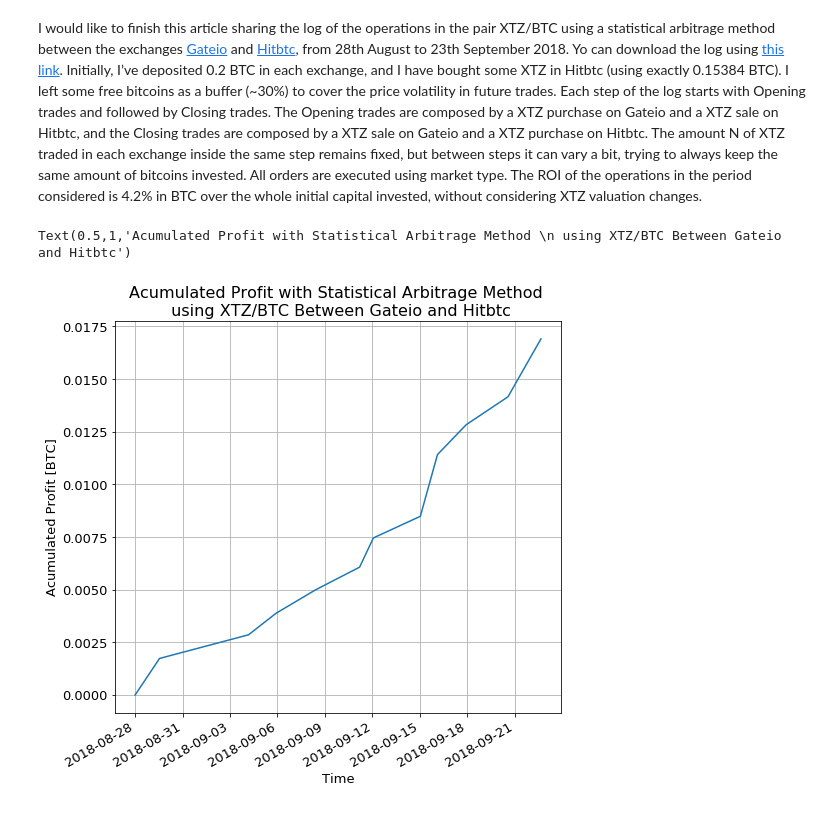
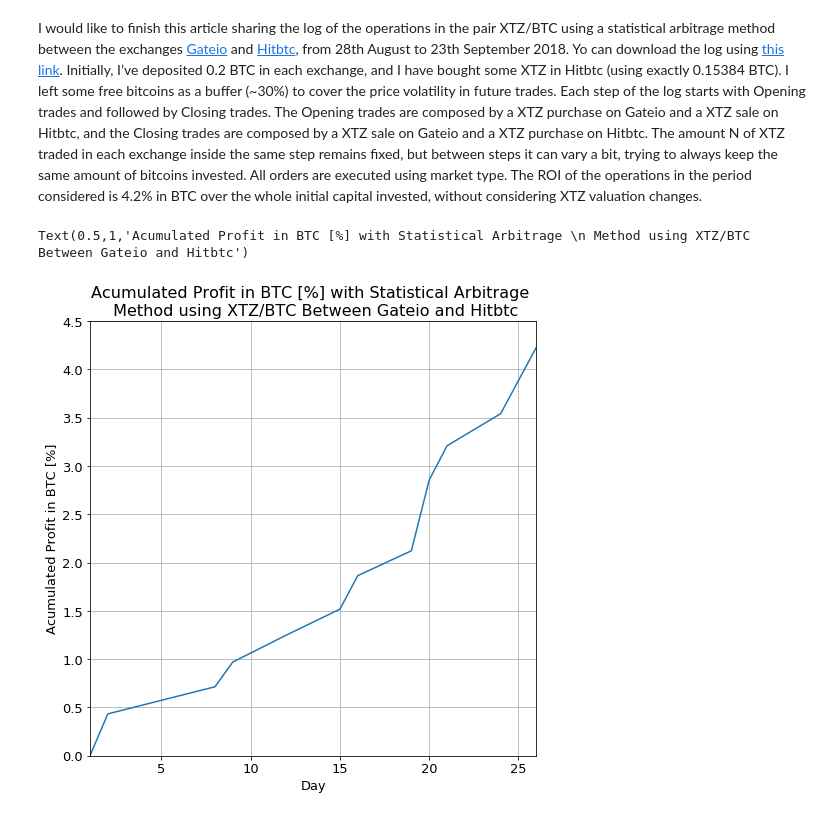
Before and after one commit to fedecaccia/finance_articles, a Jupyter notebook: statarb/xtzbtc-profit.ipynb, the cells around one changed output. Drawn from its saved outputs; the diff is of its cells as text; code cells hidden in the pictures.

Commit message:
improving chart

```diff
--- a/statarb/xtzbtc-profit.ipynb
+++ b/statarb/xtzbtc-profit.ipynb
@@ -41,15 +41,35 @@ profit = np.matrix([
 ])
 df = pd.DataFrame(profit, columns = ["Time", "Profit [BTC]"])
 df = df.set_index("Time")
+
+profit = np.matrix([
+    [1, 0],
+    [2, 0.00173474],
+    [8, 0.00112256],
+    [9, 0.00102374],
+    [12, 0.00111541],
+    [15, 0.00107421],
+    [16, 0.00138682],
+    [19, 0.00102770],
+    [20, 0.00292956],
+    [21, 0.00141793],
+    [24, 0.00132793],
+    [26, 0.00274745]
+])
+df = pd.DataFrame(profit, columns = ["Time", "Profit [BTC]"])
+df = df.set_index("Time")
 # %%
 df["Acumulated profit [BTC]"] = df["Profit [BTC]"].cumsum()
-ax  = df["Acumulated profit [BTC]"].plot(figsize=(8,8),
-                                   grid = True,
-                                   legend = False,
-                                   fontsize = 13)
-ax.set_xlabel("Time", fontsize=13)
-ax.set_ylabel("Acumulated Profit [BTC]", fontsize=13)
-plt.title("Acumulated Profit with Statistical Arbitrage Method \n using XTZ/BTC Between Gateio and Hitbtc", fontsize=16)
+df["Acumulated profit in BTC [%]"] = df["Acumulated profit [BTC]"] / 0.4 * 100
+ax  = df["Acumulated profit in BTC [%]"].plot(figsize=(8,8),
+                                               grid = True,
+                                               legend = False,
+                                               fontsize = 13)
+ax.set_xlabel("Day", fontsize=13)
+ax.set_xlim([1,26])
+ax.set_ylim([0,4.5])
+ax.set_ylabel("Acumulated Profit in BTC [%]", fontsize=13)
+plt.title("Acumulated Profit in BTC [%] with Statistical Arbitrage \n Method using XTZ/BTC Between Gateio and Hitbtc", fontsize=16)
 # %% [output]
-Text(0.5,1,'Acumulated Profit with Statistical Arbitrage Method \n using XTZ/BTC Between Gateio and Hitbtc')
+Text(0.5,1,'Acumulated Profit in BTC [%] with Statistical Arbitrage \n Method using XTZ/BTC Between Gateio and Hitbtc')
-[figure, old version]
+[figure, new version]
```
